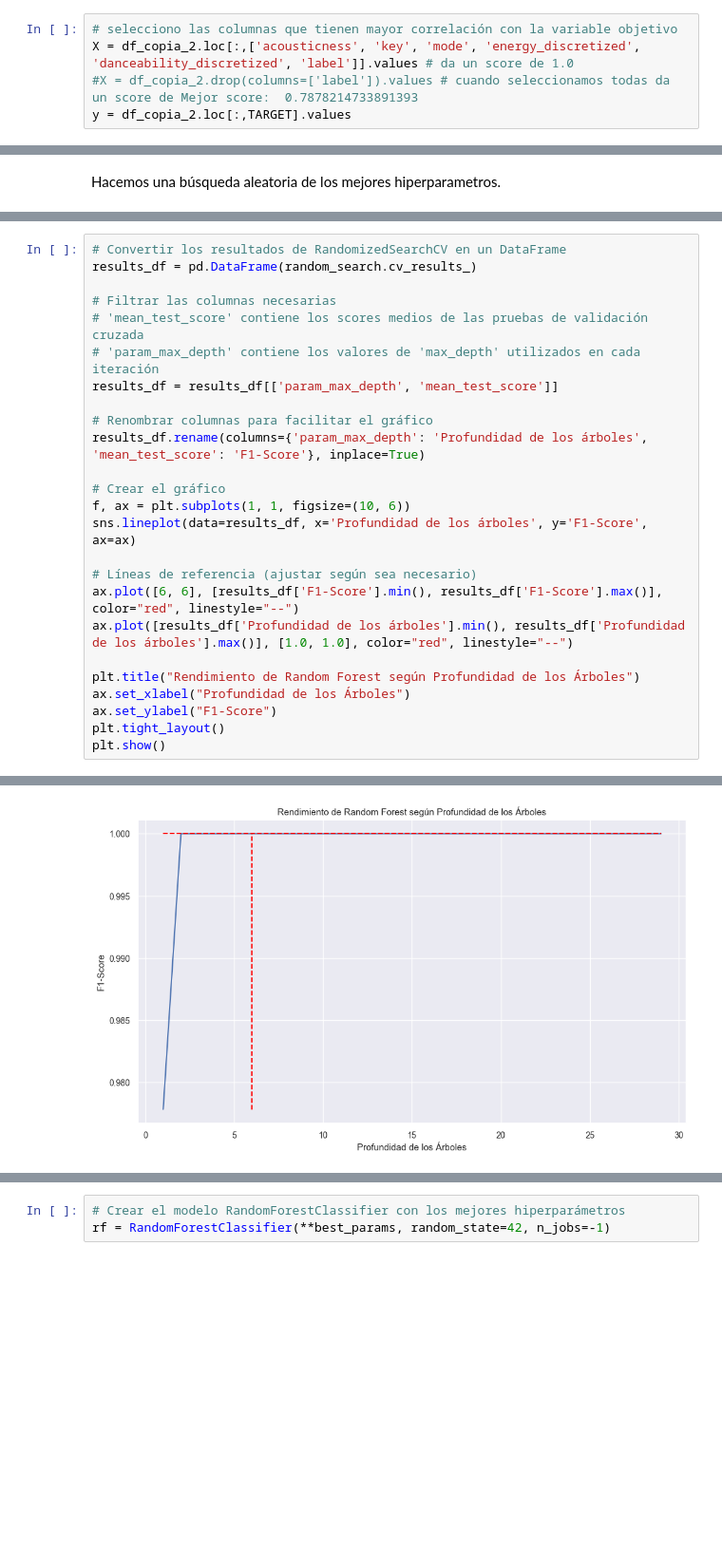
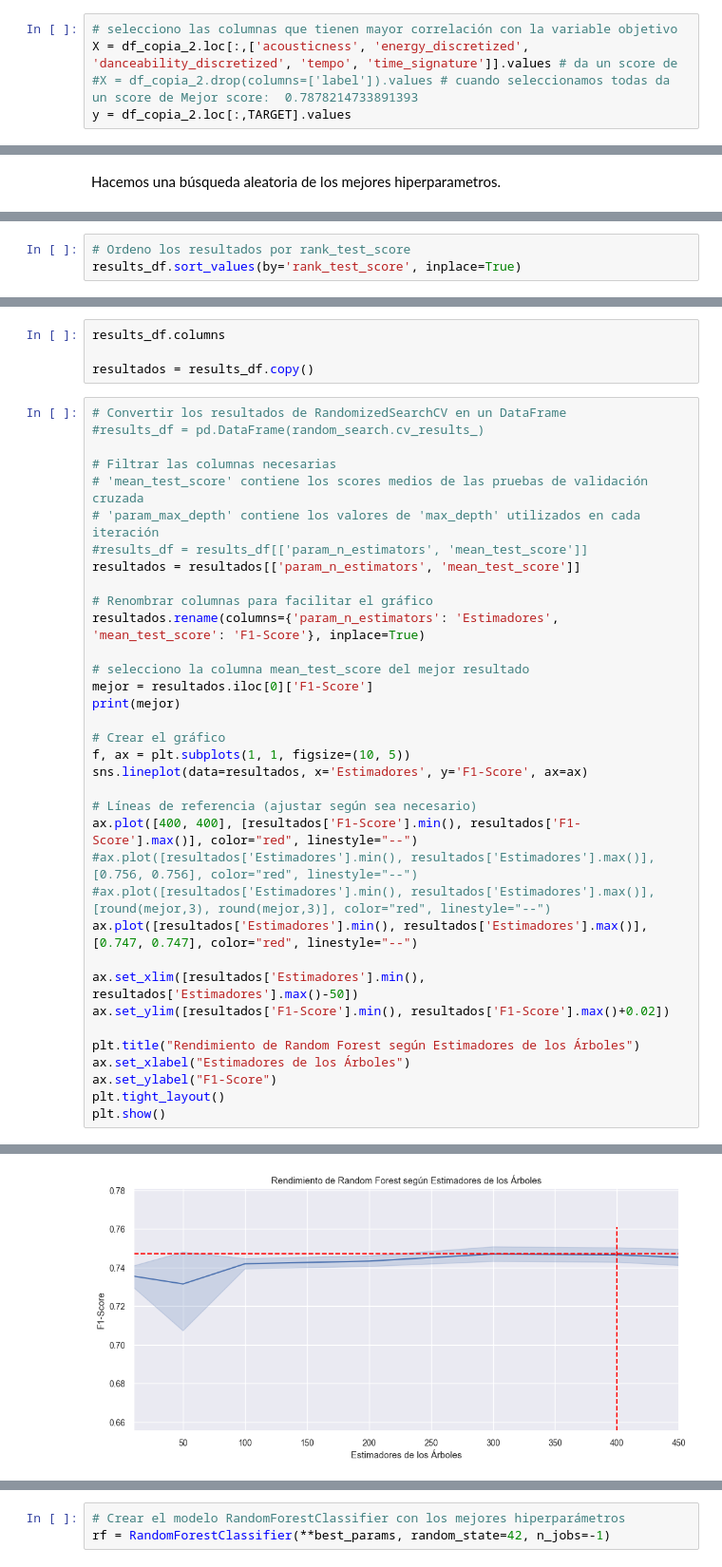
Before and after one commit to jorgeceferinovaldez/tp_final_analisis_datos, a Jupyter notebook: tp_grupal.ipynb, the cells around one changed output, grey strips where cells are left out. Shown at 95% size. Cells and saved outputs as stored; diff of their text form; blank space fills up the shorter version.

```diff
--- a/tp_grupal.ipynb
+++ b/tp_grupal.ipynb
@@ -1156,7 +1161,7 @@ df_copia_2.head()
 | 4 | 1 | 0 | 0 | 0 | 6 | 0 | 4 | 0 | ... |
 # %%
 # selecciono las columnas que tienen mayor correlación con la variable objetivo
-X = df_copia_2.loc[:,['acousticness', 'key', 'mode', 'energy_discretized', 'danceability_discretized', 'label']].values # da un score de 1.0
+X = df_copia_2.loc[:,['acousticness', 'energy_discretized', 'danceability_discretized', 'tempo', 'time_signature']].values # da un score de
 #X = df_copia_2.drop(columns=['label']).values # cuando seleccionamos todas da un score de Mejor score:  0.7878214733891393
 y = df_copia_2.loc[:,TARGET].values
 # %%
@@ -1227,0 +1234,3 @@ results_df.head()
+# %%
+# Ordeno los resultados por rank_test_score
+results_df.sort_values(by='rank_test_score', inplace=True)
@@ -1230,25 +1260,39 @@ Voy a graficar el rendimiento de Random Forest de acuerdo al parametro depth, po
+# %%
+results_df.columns
+
+resultados = results_df.copy()
 # %%
 # Convertir los resultados de RandomizedSearchCV en un DataFrame
-results_df = pd.DataFrame(random_search.cv_results_)
+#results_df = pd.DataFrame(random_search.cv_results_)
 
 # Filtrar las columnas necesarias
 # 'mean_test_score' contiene los scores medios de las pruebas de validación cruzada
 # 'param_max_depth' contiene los valores de 'max_depth' utilizados en cada iteración
-results_df = results_df[['param_max_depth', 'mean_test_score']]
+#results_df = results_df[['param_n_estimators', 'mean_test_score']]
+resultados = resultados[['param_n_estimators', 'mean_test_score']]
 
 # Renombrar columnas para facilitar el gráfico
-results_df.rename(columns={'param_max_depth': 'Profundidad de los árboles', 'mean_test_score': 'F1-Score'}, inplace=True)
+resultados.rename(columns={'param_n_estimators': 'Estimadores', 'mean_test_score': 'F1-Score'}, inplace=True)
+
+# selecciono la columna mean_test_score del mejor resultado
+mejor = resultados.iloc[0]['F1-Score']
+print(mejor)
 
 # Crear el gráfico
-f, ax = plt.subplots(1, 1, figsize=(10, 6))
-sns.lineplot(data=results_df, x='Profundidad de los árboles', y='F1-Score', ax=ax)
+f, ax = plt.subplots(1, 1, figsize=(10, 5))
+sns.lineplot(data=resultados, x='Estimadores', y='F1-Score', ax=ax)
 
 # Líneas de referencia (ajustar según sea necesario)
-ax.plot([6, 6], [results_df['F1-Score'].min(), results_df['F1-Score'].max()], color="red", linestyle="--")
-ax.plot([results_df['Profundidad de los árboles'].min(), results_df['Profundidad de los árboles'].max()], [1.0, 1.0], color="red", linestyle="--")
+ax.plot([400, 400], [resultados['F1-Score'].min(), resultados['F1-Score'].max()], color="red", linestyle="--")
+#ax.plot([resultados['Estimadores'].min(), resultados['Estimadores'].max()], [0.756, 0.756], color="red", linestyle="--")
+#ax.plot([resultados['Estimadores'].min(), resultados['Estimadores'].max()], [round(mejor,3), round(mejor,3)], color="red", linestyle="--")
+ax.plot([resultados['Estimadores'].min(), resultados['Estimadores'].max()], [0.747, 0.747], color="red", linestyle="--")
 
-plt.title("Rendimiento de Random Forest según Profundidad de los Árboles")
-ax.set_xlabel("Profundidad de los Árboles")
+ax.set_xlim([resultados['Estimadores'].min(), resultados['Estimadores'].max()-50])
+ax.set_ylim([resultados['F1-Score'].min(), resultados['F1-Score'].max()+0.02])
+
+plt.title("Rendimiento de Random Forest según Estimadores de los Árboles")
+ax.set_xlabel("Estimadores de los Árboles")
 ax.set_ylabel("F1-Score")
 plt.tight_layout()
 plt.show()
@@ -1256 +1301 @@ plt.show()
-[figure, old version]
+[figure, new version]
```
Also changed, not shown: parts of 24 cells of this notebook.
